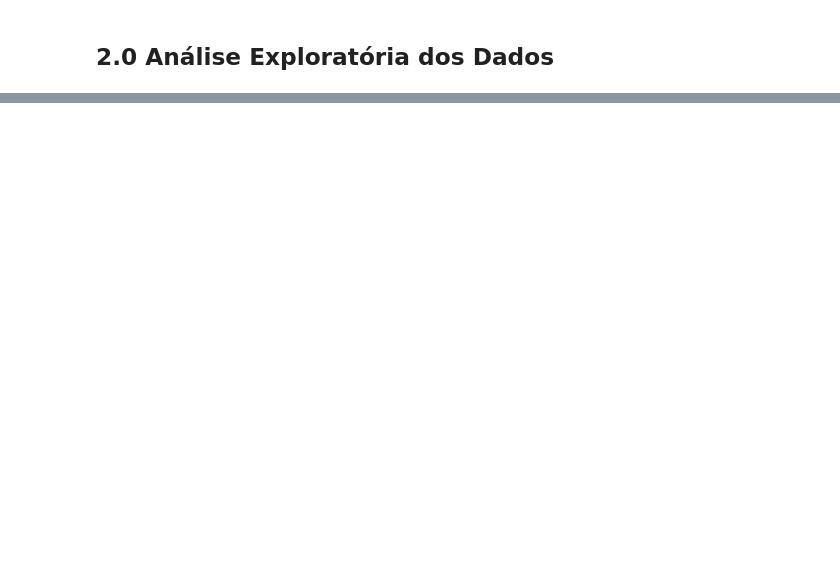
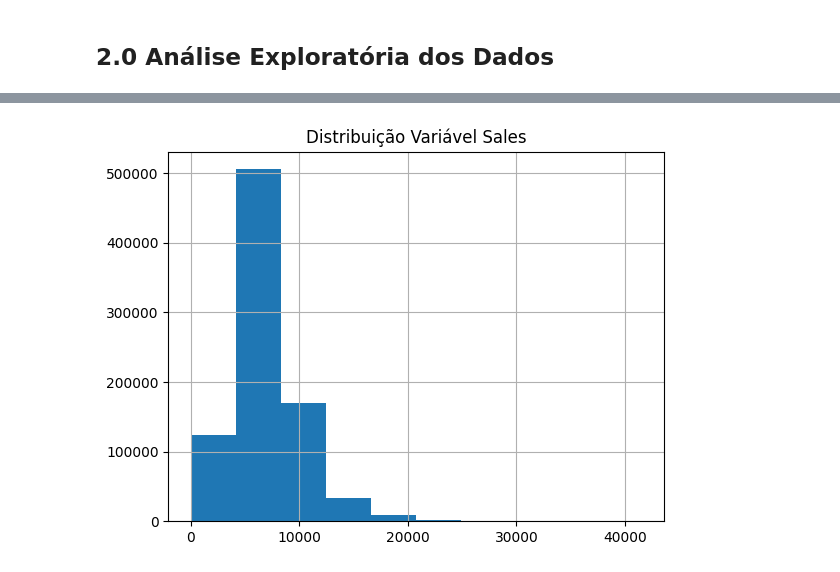
Before and after one commit to jefferson-datascience/Previsao-Vendas-Rossmann, a Jupyter notebook: Notebooks/Ciclo1.ipynb, the cells around one changed output, grey strips where cells are left out. Saved outputs shown, nothing was run; the diff lists cells and outputs as text; code cells hidden in the pictures; blank space fills up the shorter version.

Commit message:
Realizada a analise geral dos dados

```diff
--- a/Notebooks/Ciclo1.ipynb
+++ b/Notebooks/Ciclo1.ipynb
@@ -60,0 +107,5 @@ Com o conjunto de dados pronto e consolidado, vamos iniciar a nossa análise exp
+# %%
+df1 = df1[df1['Open'] == 1].drop(columns=['Promo2SinceWeek', 'Promo2SinceYear', 'PromoInterval'], axis=1).copy()
+
+# Conferindo os dados
+validacao_dados(df1, 'df1')
@@ -61,2 +117,8 @@ Com o conjunto de dados pronto e consolidado, vamos iniciar a nossa análise exp
 # %% [markdown]
 ## 2.0 Análise Exploratória dos Dados
+# %%
+# Cópia dos Dados
+df2 = df1.copy()
+
+# Validação dos Dados
+validacao_dados(df2, 'df2')
@@ -62,0 +132,7 @@ Com o conjunto de dados pronto e consolidado, vamos iniciar a nossa análise exp
+# %%
+# Distribuição da variável Sales
+df2['Sales'].hist()
+plt.title('Distribuição Variável Sales');
+plt.show();
+# %% [output]
+[figure, added]
```
Also changed, not shown: parts of 35 cells of this notebook.
